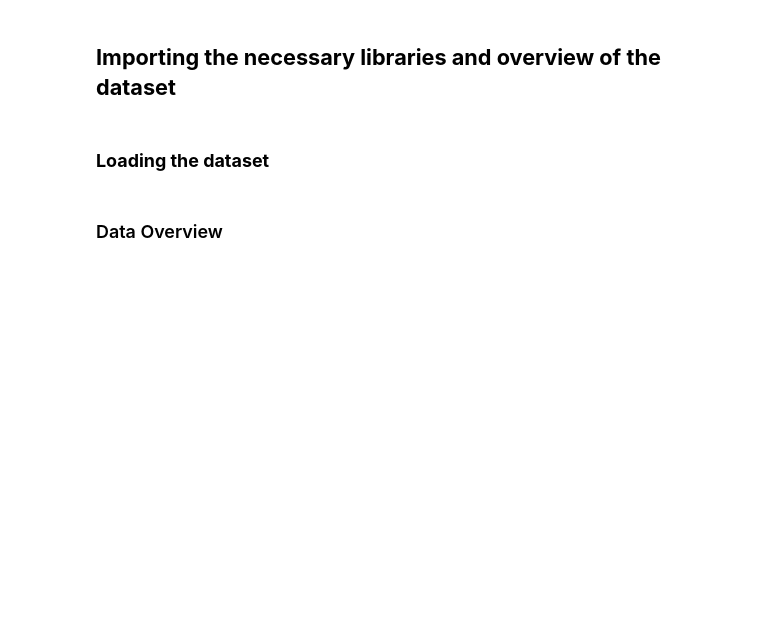
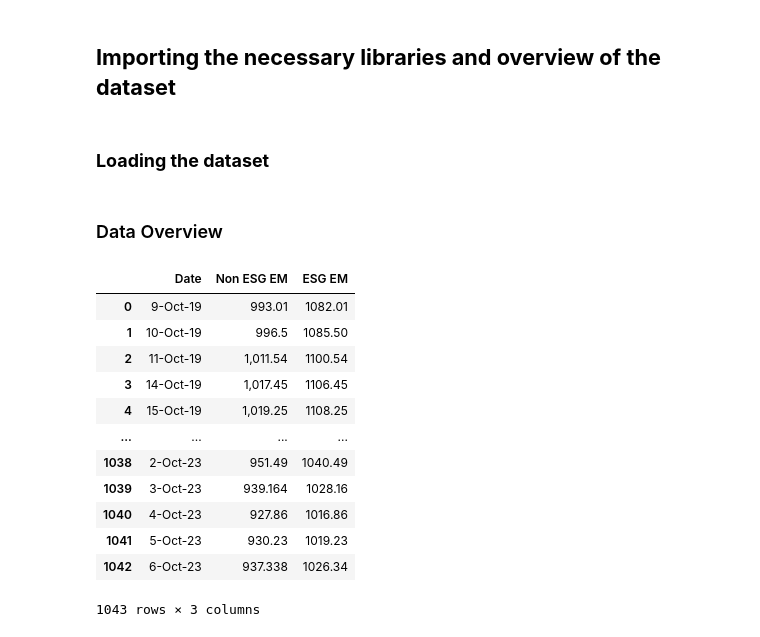
Before and after one commit to avnikadubey/as.180.369, a Jupyter notebook: contrib/avnikadubey/class-07-dataset_integration/ESG Data Regression.ipynb, the cells around one changed output. Cells and saved outputs as stored; diff of their text form; code cells hidden in the pictures; blank space fills up the shorter version.

```diff
--- a/contrib/avnikadubey/class-07-dataset_integration/ESG Data Regression.ipynb
+++ b/contrib/avnikadubey/class-07-dataset_integration/ESG Data Regression.ipynb
@@ -26,6 +26,22 @@ data = pd.read_csv("emdset.csv")
 df = data.copy()
 # %% [markdown]
 ### Data Overview
+# %%
+data
+# %% [output]
+|  | Date | Non ESG EM | ESG EM |
+| 0 | 9-Oct-19 | 993.01 | 1082.01 |
+| 1 | 10-Oct-19 | 996.5 | 1085.50 |
+| 2 | 11-Oct-19 | 1,011.54 | 1100.54 |
+| 3 | 14-Oct-19 | 1,017.45 | 1106.45 |
+| 4 | 15-Oct-19 | 1,019.25 | 1108.25 |
+| ... | ... | ... | ... |
+| 1038 | 2-Oct-23 | 951.49 | 1040.49 |
+| 1039 | 3-Oct-23 | 939.164 | 1028.16 |
+| 1040 | 4-Oct-23 | 927.86 | 1016.86 |
+| 1041 | 5-Oct-23 | 930.23 | 1019.23 |
+| 1042 | 6-Oct-23 | 937.338 | 1026.34 |
+1043 rows × 3 columns
 # %%
 #Shows first five observations
 data.head()
```
Also changed, not shown: parts of 12 cells of this notebook.
